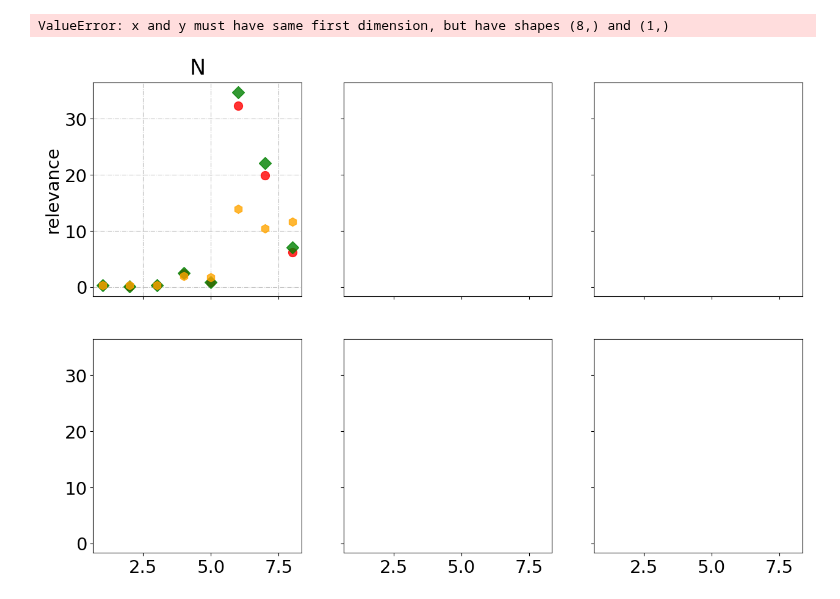
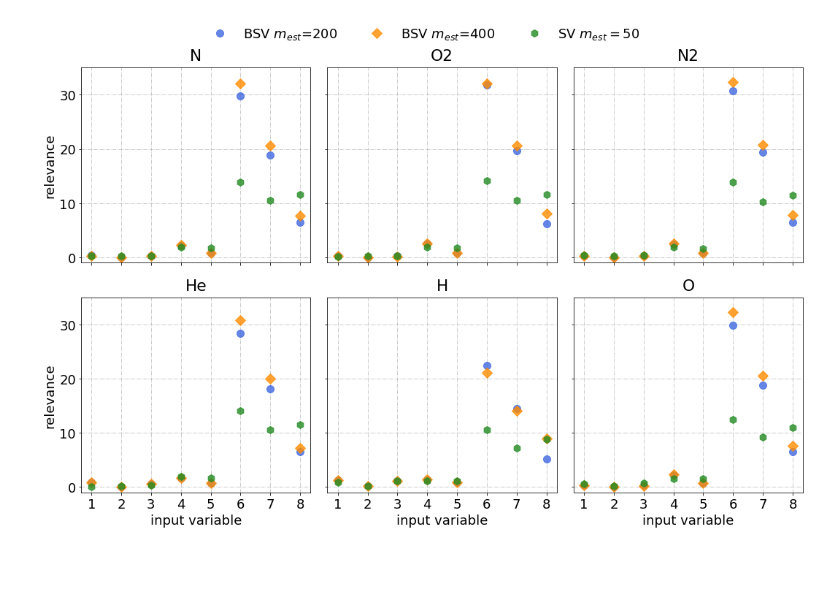
Before and after one commit to paper-code1/VecchiaConditionalExtremes, a Jupyter notebook: experiments/benchmarkSummaryAndVisu.ipynb, the cells around one changed output. Drawn from its saved outputs; the diff is of its cells as text; code cells hidden in the pictures; blank space fills up the shorter version.

```diff
--- a/experiments/benchmarkSummaryAndVisu.ipynb
+++ b/experiments/benchmarkSummaryAndVisu.ipynb
@@ -13,7 +13,7 @@ for m_est in m_ests:
         for fold in range(1, folds):
             name_ = f"{species}" # f"{species}"
             dir = f"../log/satellite/{name_}"
-            file_name = f"{dir}/logFile_numPointsTotal1800000_numBlocksTotal20000_m{m_est}_seed{fold}_isScaled1_.csv"
+            file_name = f"{dir}/logFile_numPointsTotal1800000_numBlocksTotal18000_m{m_est}_seed{fold}_isScaled1_{species}.csv"
             try:
                 df = pd.read_csv(file_name)
             except FileNotFoundError:
@@ -64,7 +64,7 @@ for species in speciess:
         param_list_ = []
         for fold in range(1, folds):
             dir = f"../log/satellite/{species}"
-            file_name = f"{dir}/theta_numPointsTotal1800000_numBlocksTotal18000_m{num_m_est}_seed{fold}_isScaled1_.csv"
+            file_name = f"{dir}/theta_numPointsTotal1800000_numBlocksTotal18000_m{num_m_est}_seed{fold}_isScaled1_{species}.csv"
             # Get first row values
             try:
                 df = pd.read_csv(file_name, header=None)
@@ -160,7 +164,7 @@ import numpy as np
 import matplotlib.pyplot as plt
 
 # Set default font size
-plt.rcParams.update({'font.size': 21})
+plt.rcParams.update({'font.size': 18})
 
 # Data processing parameters
 num_m_ests = [200, 400]
@@ -174,7 +178,7 @@ for species in speciess:
         param_list_ = []
         for fold in range(1, folds):
             dir = f"../log/satellite/{species}"
-            file_name = f"{dir}/theta_numPointsTotal1800000_numBlocksTotal18000_m{num_m_est}_seed{fold}_isScaled1_.csv"
+            file_name = f"{dir}/theta_numPointsTotal1800000_numBlocksTotal18000_m{num_m_est}_seed{fold}_isScaled1_{species}.csv"
             try:
                 df = pd.read_csv(file_name, header=None)
                 param_list_.append(df.iloc[0].values[2:10])
@@ -201,7 +205,7 @@ axes = axes.flatten()
 
 x = np.arange(1, 9)
 markers = ['o', 'D', 'h', 'v', '+', '^']
-colors = ['red', 'green', 'orange', 'blue', 'purple', 'brown']
+colors = ['royalblue', 'darkorange', 'forestgreen']
 
 # Plot each species
 for i, species in enumerate(speciess):
@@ -223,43 +227,39 @@ for i, species in enumerate(speciess):
             markersize=10,
             label=r"SV $m_{est}=50$",
             marker=markers[j+1],
             color=colors[j+1],
             alpha=0.8)
 
     # Customize subplot
     ax.grid(True, ls="-.", alpha=0.8)
     ax.set_title(f"{species}", pad=10)
 
     # Add labels for edge subplots
     if i >= 3:
         ax.set_xlabel('input variable')
     if i % 3 == 0:
         ax.set_ylabel('relevance')
 
 # Set common properties
 for ax in axes:
     ax.set_xticks(x)
-    ax.set_ylim(-1, 47)
+    ax.set_ylim(-1, 35)
 
 # Add common legend
 handles, labels = axes[0].get_legend_handles_labels()
-fig.legend(handles, labels,
-          loc='upper center',
-          bbox_to_anchor=(0.5, 0.98),
-          ncol=3,
-          fontsize=17,
-          framealpha=0.5)
+fig.legend(handles, labels, loc='upper center', bbox_to_anchor=(0.5, 1.00),
+           ncol=3, fontsize=18, framealpha=0.)
+
 
 # Adjust layout
 plt.tight_layout()
 plt.subplots_adjust(top=0.9)
 
 # Save and show
-# plt.savefig("./fig/all_species_params_summary.pdf", bbox_inches='tight')
+plt.savefig("./fig/all_species_params_summary.pdf", bbox_inches='tight')
 plt.show()
 # %% [output]
-ValueError: x and y must have same first dimension, but have shapes (8,) and (1,)
-[figure, old version]
+[figure, new version]
 # %%
 import numpy as np
 import matplotlib.pyplot as plt
```
Also changed, not shown: parts of 3 cells of this notebook, 2 other files.
